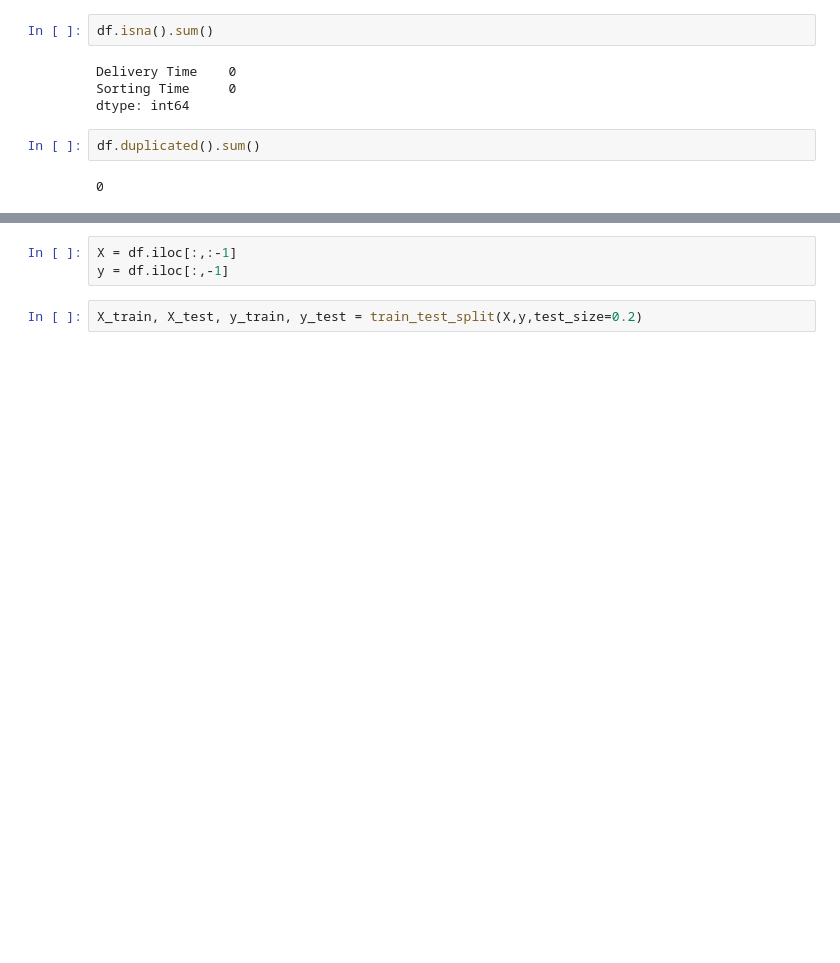
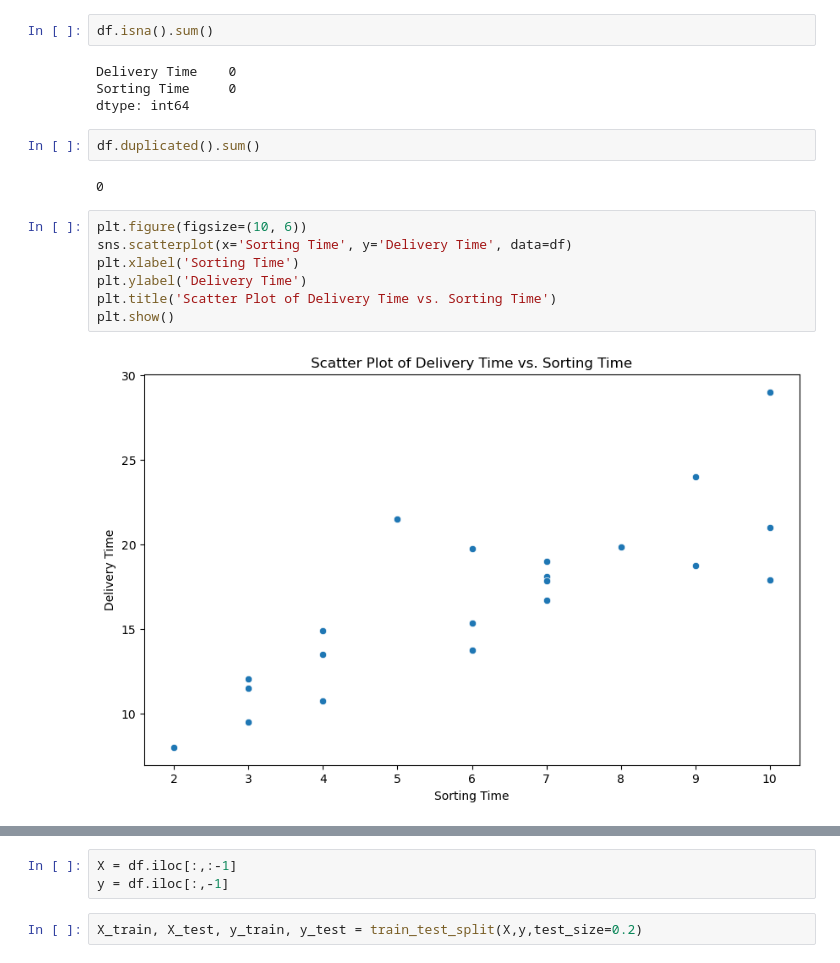
Before and after one commit to SpidY21/ExcelR-DS-Assingment, a Jupyter notebook: Simple Linear Regression/Delivery Time Ans.ipynb, the cells around one changed output, grey strips where cells are left out. Saved outputs shown, nothing was run; the diff lists cells and outputs as text; blank space fills up the shorter version.

```diff
--- a/Simple Linear Regression/Delivery Time Ans.ipynb
+++ b/Simple Linear Regression/Delivery Time Ans.ipynb
@@ -37,3 +38,12 @@ dtype: int64
 df.duplicated().sum()
 # %% [output]
 0
+# %%
+plt.figure(figsize=(10, 6))
+sns.scatterplot(x='Sorting Time', y='Delivery Time', data=df)
+plt.xlabel('Sorting Time')
+plt.ylabel('Delivery Time')
+plt.title('Scatter Plot of Delivery Time vs. Sorting Time')
+plt.show()
+# %% [output]
+[figure, added]
```
Also changed, not shown: parts of 11 cells of this notebook, 3 other files.
